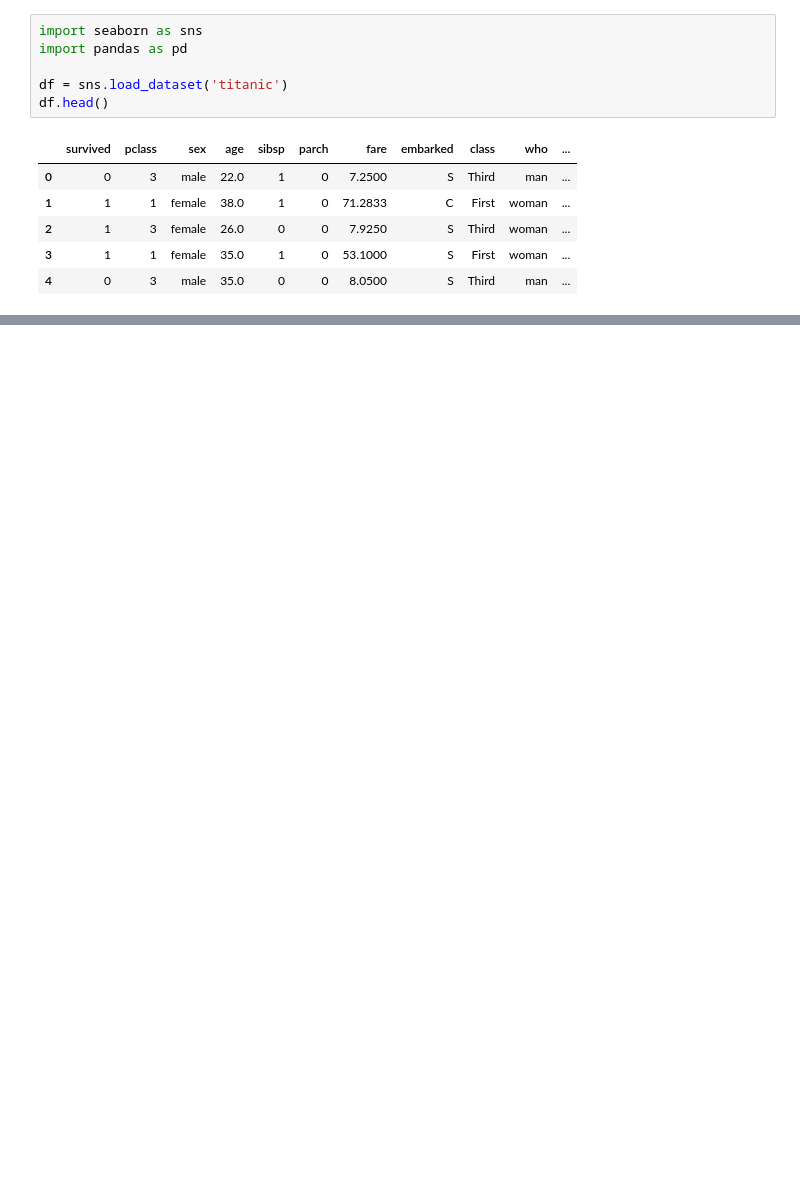
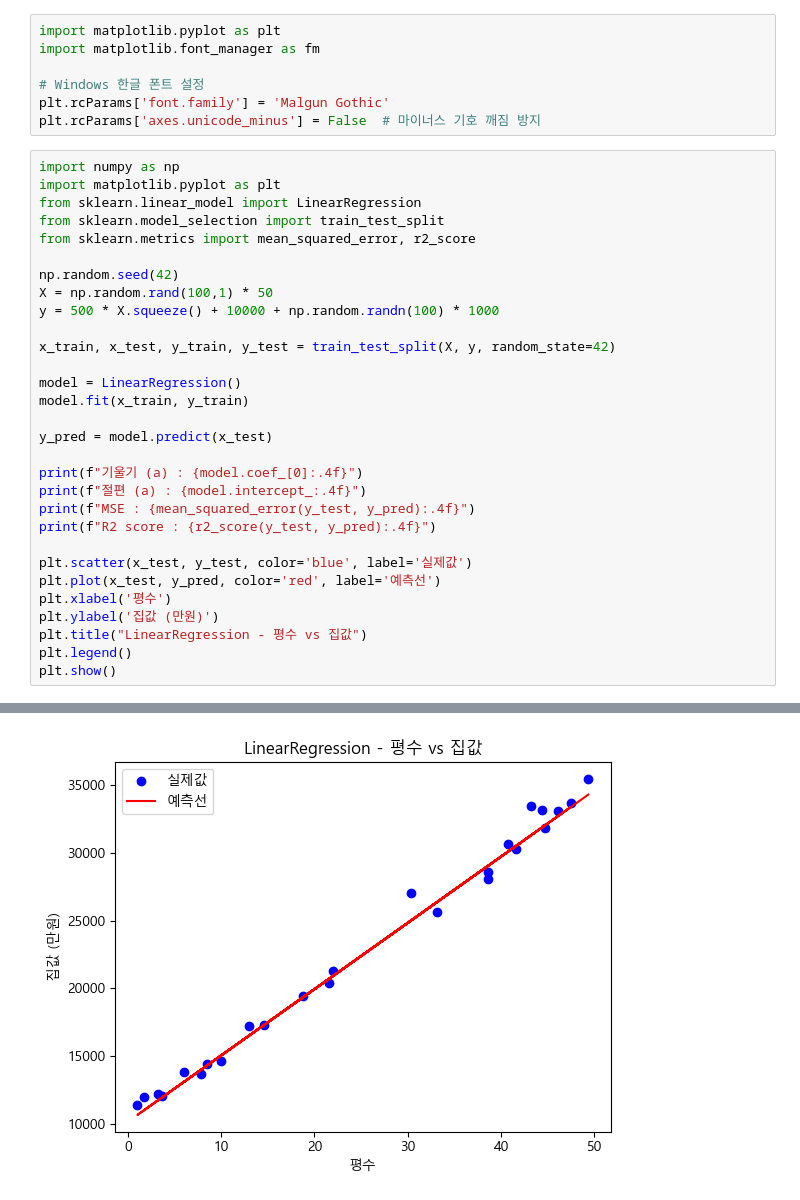
Before and after one commit to Jihun105/hun, a Jupyter notebook: practice.ipynb, the cells around one changed output, grey strips where cells are left out. Drawn from its saved outputs; the diff is of its cells as text; blank space fills up the shorter version.

```diff
--- a/practice.ipynb
+++ b/practice.ipynb
@@ -1,13 +1,38 @@
+# %%
+import matplotlib.pyplot as plt
+import matplotlib.font_manager as fm
+
+# Windows 한글 폰트 설정
+plt.rcParams['font.family'] = 'Malgun Gothic'
+plt.rcParams['axes.unicode_minus'] = False  # 마이너스 기호 깨짐 방지
 # %%
-import seaborn as sns
-import pandas as pd
+import numpy as np
+import matplotlib.pyplot as plt
+from sklearn.linear_model import LinearRegression
+from sklearn.model_selection import train_test_split
+from sklearn.metrics import mean_squared_error, r2_score
 
-df = sns.load_dataset('titanic')
-df.head()
+np.random.seed(42)
+X = np.random.rand(100,1) * 50
+y = 500 * X.squeeze() + 10000 + np.random.randn(100) * 1000
+
+x_train, x_test, y_train, y_test = train_test_split(X, y, random_state=42)
+
+model = LinearRegression()
+model.fit(x_train, y_train)
+
+y_pred = model.predict(x_test)
+
+print(f"기울기 (a) : {model.coef_[0]:.4f}")
+print(f"절편 (a) : {model.intercept_:.4f}")
+print(f"MSE : {mean_squared_error(y_test, y_pred):.4f}")
+print(f"R2 score : {r2_score(y_test, y_pred):.4f}")
+
+plt.scatter(x_test, y_test, color='blue', label='실제값')
+plt.plot(x_test, y_pred, color='red', label='예측선')
+plt.xlabel('평수')
+plt.ylabel('집값 (만원)')
+plt.title("LinearRegression - 평수 vs 집값")
+plt.legend()
+plt.show()
 # %% [output]
-|  | survived | pclass | sex | age | sibsp | parch | fare | embarked | class | who | ... |
-| 0 | 0 | 3 | male | 22.0 | 1 | 0 | 7.2500 | S | Third | man | ... |
-| 1 | 1 | 1 | female | 38.0 | 1 | 0 | 71.2833 | C | First | woman | ... |
-| 2 | 1 | 3 | female | 26.0 | 0 | 0 | 7.9250 | S | Third | woman | ... |
-| 3 | 1 | 1 | female | 35.0 | 1 | 0 | 53.1000 | S | First | woman | ... |
-| 4 | 0 | 3 | male | 35.0 | 0 | 0 | 8.0500 | S | Third | man | ... |
@@ -14 +43,2 @@ df.head()
+[figure, added]
 # %%
```
Also changed, not shown: parts of 12 cells of this notebook, 6 other files.
